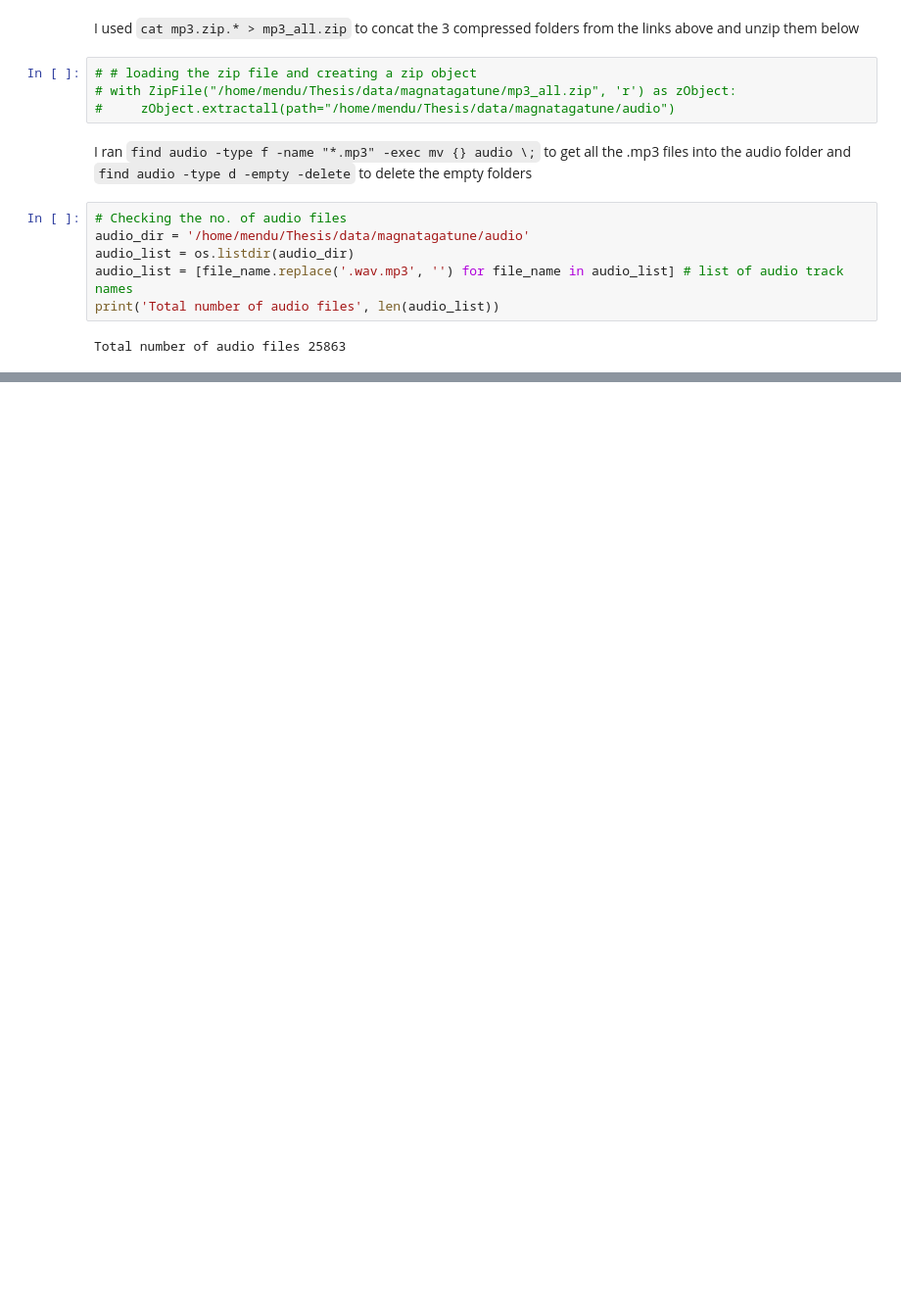
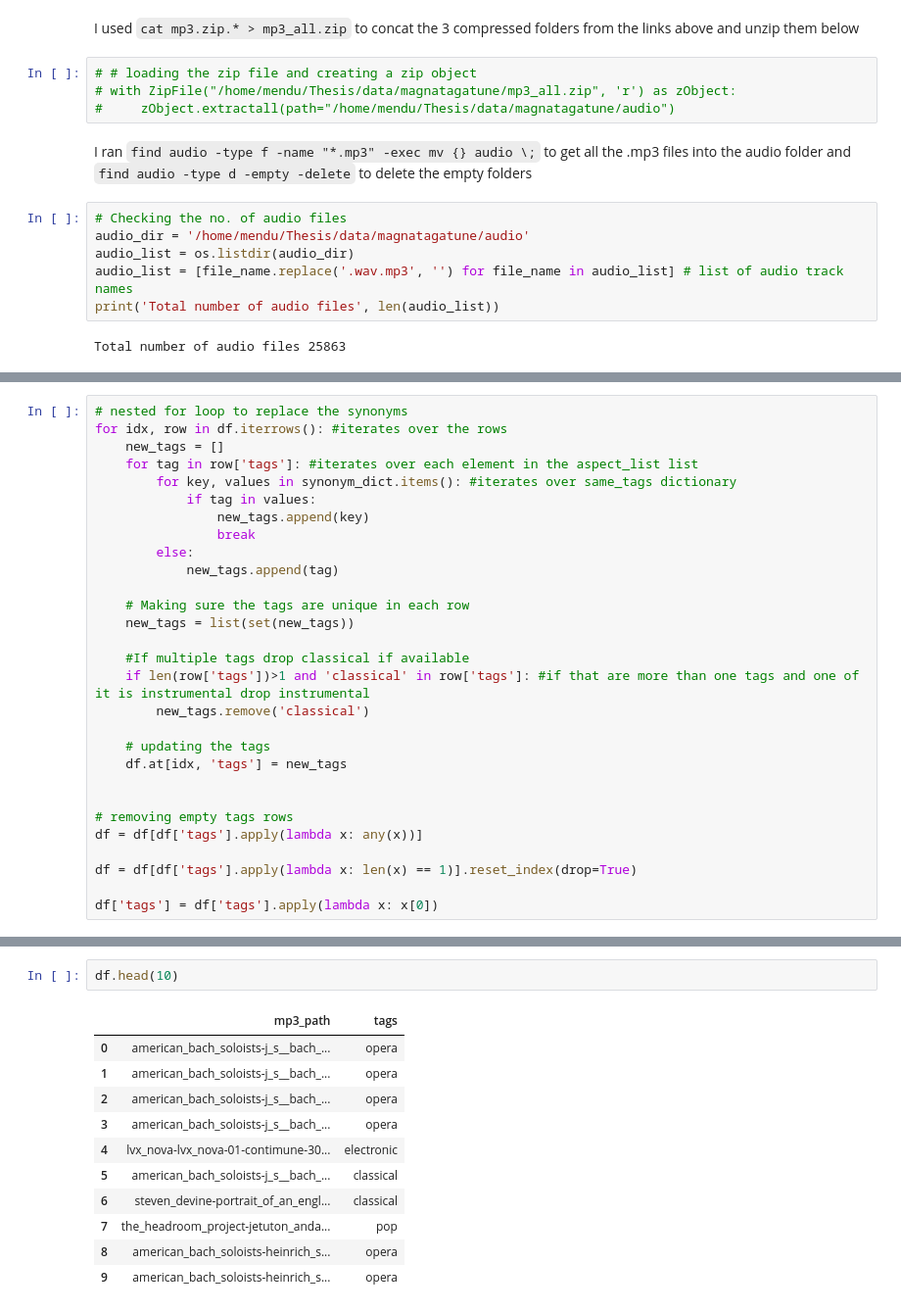
Before and after one commit to menduv/Thesis, a Jupyter notebook: magni_descriptive_analysis.ipynb, the cells around one changed output, grey strips where cells are left out. Shown: that part at 98% size. Cells and saved outputs as stored; diff of their text form; blank space fills up the shorter version.

```diff
--- a/magni_descriptive_analysis.ipynb
+++ b/magni_descriptive_analysis.ipynb
@@ -148,0 +106,29 @@ Name: count, dtype: int64
+# %%
+# nested for loop to replace the synonyms
+for idx, row in df.iterrows(): #iterates over the rows
+    new_tags = []
+    for tag in row['tags']: #iterates over each element in the aspect_list list
+        for key, values in synonym_dict.items(): #iterates over same_tags dictionary
+            if tag in values:
+                new_tags.append(key)
+                break
+        else:
+            new_tags.append(tag)
+
+    # Making sure the tags are unique in each row
+    new_tags = list(set(new_tags))
+
+    #If multiple tags drop classical if available
+    if len(row['tags'])>1 and 'classical' in row['tags']: #if that are more than one tags and one of it is instrumental drop instrumental
+        new_tags.remove('classical')
+
+    # updating the tags
+    df.at[idx, 'tags'] = new_tags
+
+
+# removing empty tags rows
+df = df[df['tags'].apply(lambda x: any(x))]
+
+df = df[df['tags'].apply(lambda x: len(x) == 1)].reset_index(drop=True)
+
+df['tags'] = df['tags'].apply(lambda x: x[0])
@@ -148,0 +307,14 @@ Name: count, dtype: int64
+# %%
+df.head(10)
+# %% [output]
+|  | mp3_path | tags |
+| 0 | american_bach_soloists-j_s__bach_... | opera |
+| 1 | american_bach_soloists-j_s__bach_... | opera |
+| 2 | american_bach_soloists-j_s__bach_... | opera |
+| 3 | american_bach_soloists-j_s__bach_... | opera |
+| 4 | lvx_nova-lvx_nova-01-contimune-30... | electronic |
+| 5 | american_bach_soloists-j_s__bach_... | classical |
+| 6 | steven_devine-portrait_of_an_engl... | classical |
+| 7 | the_headroom_project-jetuton_anda... | pop |
+| 8 | american_bach_soloists-heinrich_s... | opera |
+| 9 | american_bach_soloists-heinrich_s... | opera |
```
Also changed, not shown: parts of 41 cells of this notebook, 1 other file.
